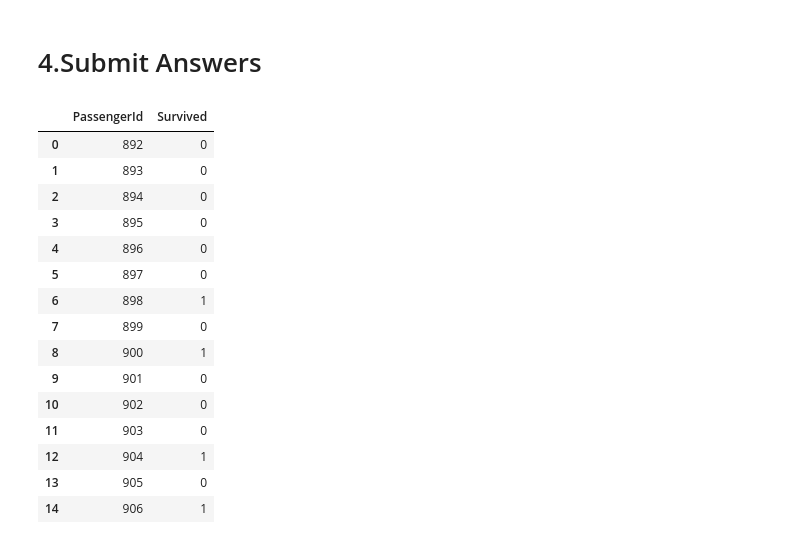
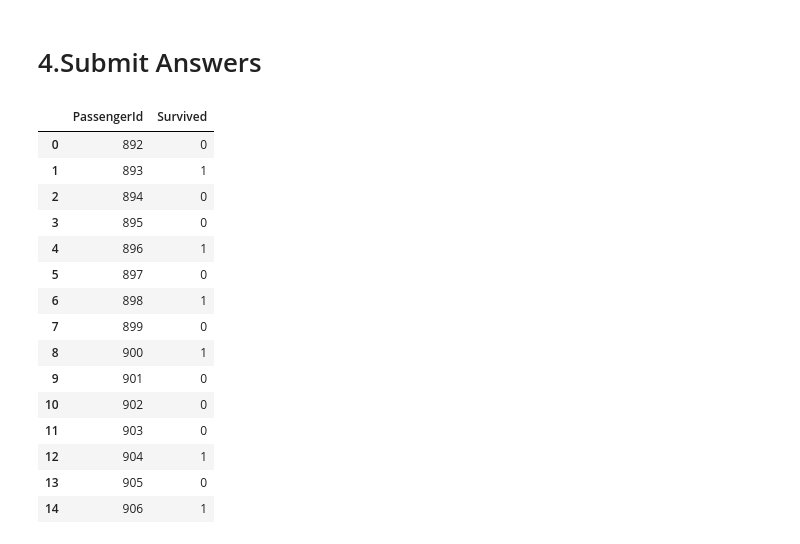
Before and after one commit to Sadeqsoli/ClassicTitanic, a Jupyter notebook: classic-titanic.ipynb, the cells around one changed output. Drawn from its saved outputs; the diff is of its cells as text; code cells hidden in the pictures.

Commit message:
Kaggle Notebook | Classic_Titanic | Version 10

```diff
--- a/classic-titanic.ipynb
+++ b/classic-titanic.ipynb
@@ -373,0 +702,12 @@ sns.heatmap(numeric_columns.corr(),linewidths=0.1,vmax=1.0,
+# %%
+from sklearn.linear_model import LogisticRegression
+
+#adding Logistic regeression model
+logmodel = LogisticRegression(max_iter=10000)
+
+#training model with the train data
+logmodel.fit(newTrain, survived_train)
+
+#Try to get the pridiction with data
+predictions = logmodel.predict(newTest)
+predictions
@@ -402,19 +748,19 @@ sns.heatmap(numeric_columns.corr(),linewidths=0.1,vmax=1.0,
 # %% [markdown]
 # 3.3.XGBosst Classifier [Predicted(%00)]
 # %%
-gbm = xgb.XGBClassifier(
-    #learning_rate = 0.02,
- n_estimators= 2000,
- max_depth= 4,
- min_child_weight= 2,
- #gamma=1,
- gamma=0.9,
- subsample=0.8,
- colsample_bytree=0.8,
- objective= 'binary:logistic',
- nthread= -1,
- scale_pos_weight=1).fit(newTrain, survived_train)
+# gbm = xgb.XGBClassifier(
+#     #learning_rate = 0.02,
+#  n_estimators= 2000,
+#  max_depth= 4,
+#  min_child_weight= 2,
+#  #gamma=1,
+#  gamma=0.9,
+#  subsample=0.8,
+#  colsample_bytree=0.8,
+#  objective= 'binary:logistic',
+#  nthread= -1,
+#  scale_pos_weight=1).fit(newTrain, survived_train)
 
-#Try to get the pridiction from the train data
-predictions = gbm.predict(newTest)
-predictions
+# #Try to get the pridiction from the train data
+# predictions = gbm.predict(newTest)
+# predictions
@@ -443,16 +769,16 @@ array([0, 0, 0, 0, 0, 0, 1, 0, 1, 0, 0, 0, 1, 0, 1, 1, 0, 0, 0, 1, 0, 1,
 # %%
 df_predictions = pd.DataFrame()
 df_predictions['PassengerId'] = pd.Series(testPassengerIds.T.values)
 df_predictions['Survived'] = pd.Series(predictions)
-df_predictions.to_csv("6th_ClassicTitanic_Attempt.csv", sep=',', index=False)
+df_predictions.to_csv("7th_ClassicTitanic_Attempt.csv", sep=',', index=False)
 df_predictions.head(15)
 # %% [output]
 |  | PassengerId | Survived |
 | 0 | 892 | 0 |
-| 1 | 893 | 0 |
+| 1 | 893 | 1 |
 | 2 | 894 | 0 |
 | 3 | 895 | 0 |
-| 4 | 896 | 0 |
+| 4 | 896 | 1 |
 | 5 | 897 | 0 |
 | 6 | 898 | 1 |
 | 7 | 899 | 0 |
```
Also changed, not shown: parts of 63 cells of this notebook.
